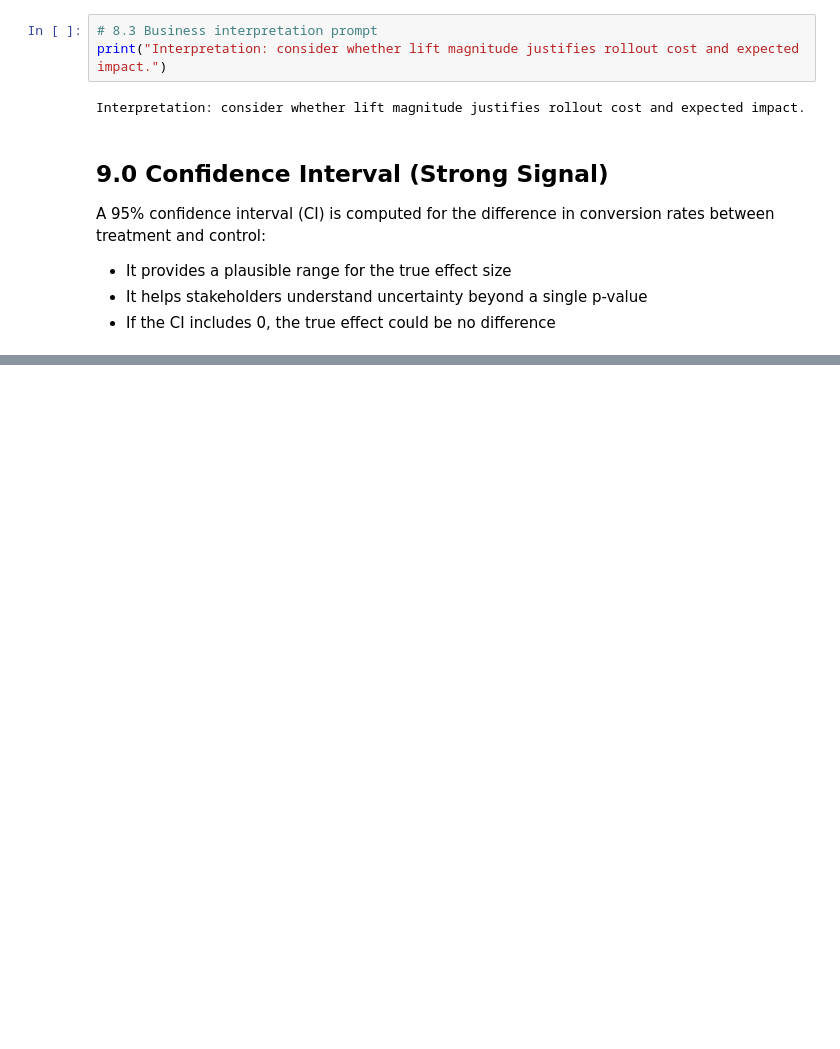
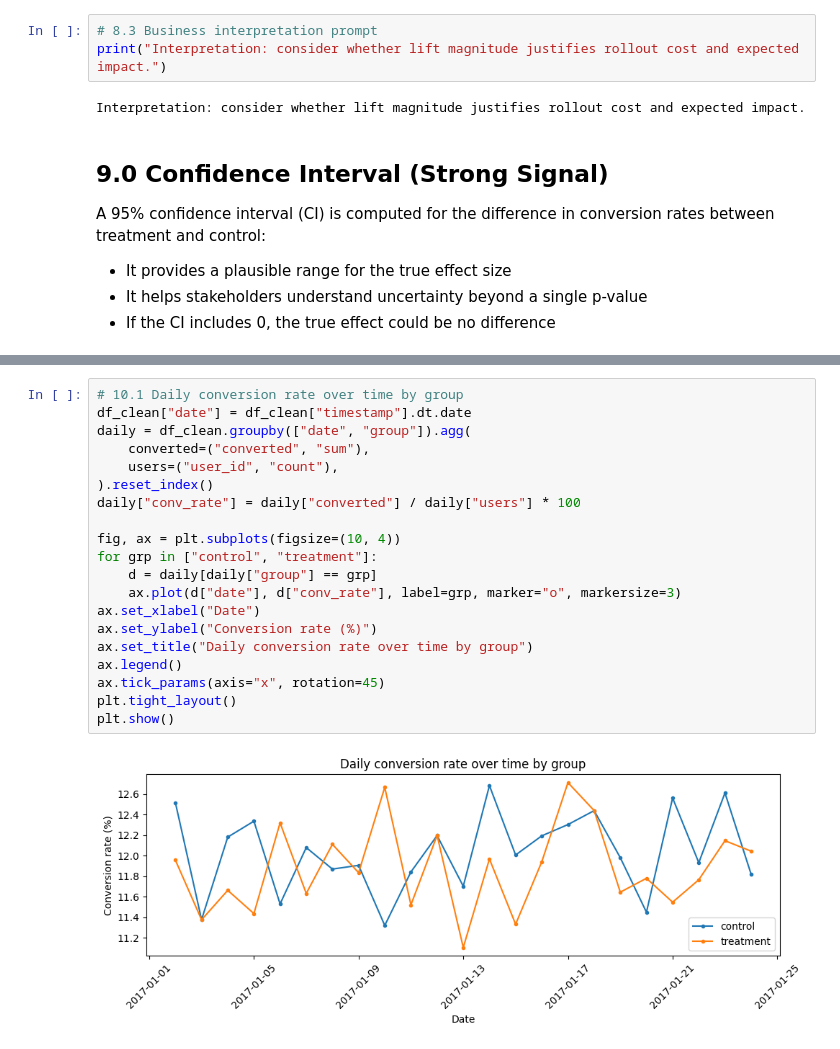
Before and after one commit to jibekgupta/AB-Testing-Conversion-Analysis, a Jupyter notebook: A_B_testing.ipynb, the cells around one changed output, grey strips where cells are left out. Cells and saved outputs as stored; diff of their text form; blank space fills up the shorter version.

```diff
--- a/A_B_testing.ipynb
+++ b/A_B_testing.ipynb
@@ -558,0 +570,22 @@ Difference (treatment - control): -0.0016
+# %%
+# 10.1 Daily conversion rate over time by group
+df_clean["date"] = df_clean["timestamp"].dt.date
+daily = df_clean.groupby(["date", "group"]).agg(
+    converted=("converted", "sum"),
+    users=("user_id", "count"),
+).reset_index()
+daily["conv_rate"] = daily["converted"] / daily["users"] * 100
+
+fig, ax = plt.subplots(figsize=(10, 4))
+for grp in ["control", "treatment"]:
+    d = daily[daily["group"] == grp]
+    ax.plot(d["date"], d["conv_rate"], label=grp, marker="o", markersize=3)
+ax.set_xlabel("Date")
+ax.set_ylabel("Conversion rate (%)")
+ax.set_title("Daily conversion rate over time by group")
+ax.legend()
+ax.tick_params(axis="x", rotation=45)
+plt.tight_layout()
+plt.show()
+# %% [output]
+[figure, added]
```
Also changed, not shown: parts of 12 cells of this notebook, 3 other files.
